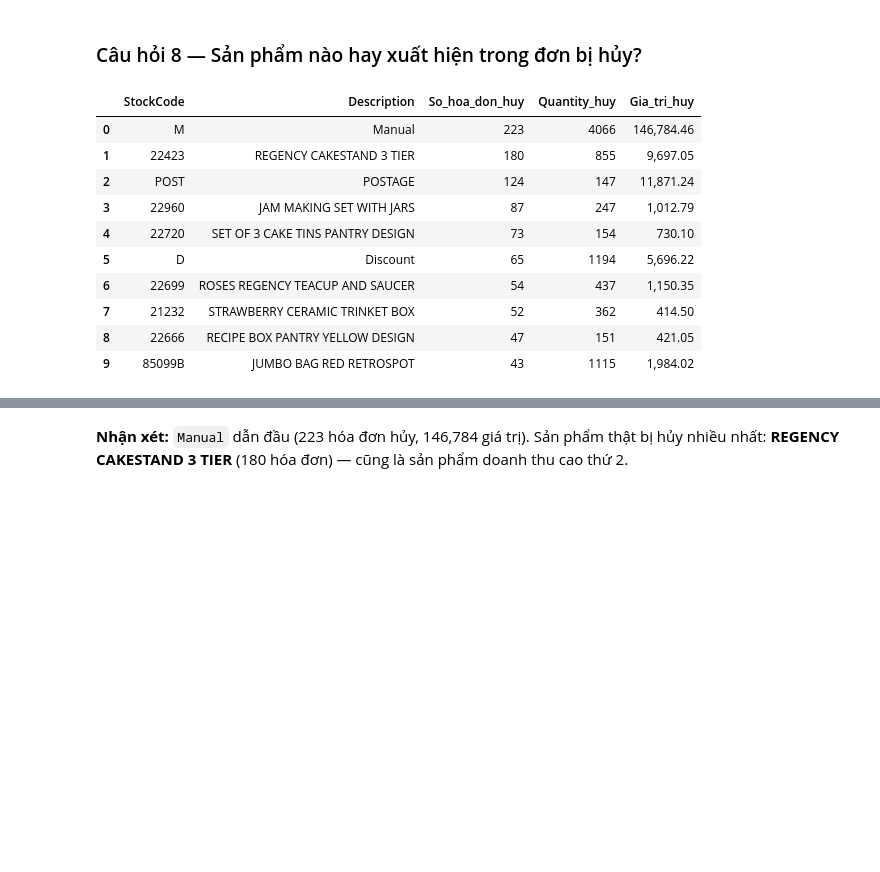
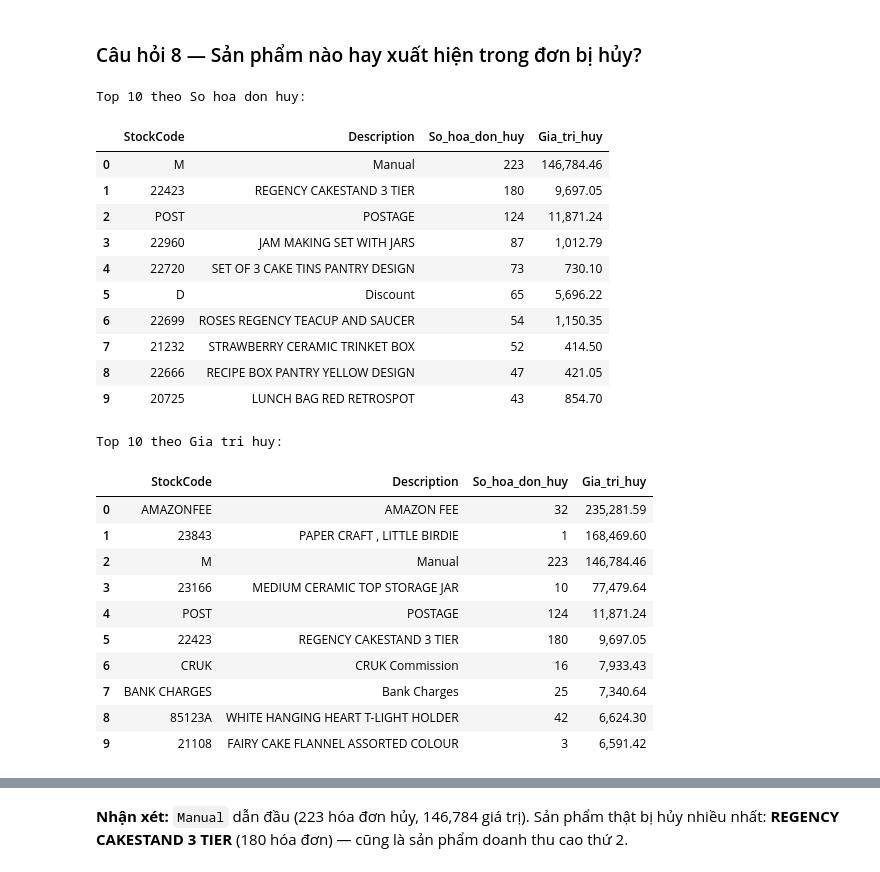
Before and after one commit to Dungduog/retail-analytics-project, a Jupyter notebook: notebooks/eda_retail_analysis.ipynb, the cells around one changed output, grey strips where cells are left out. Drawn from its saved outputs; the diff is of its cells as text; code cells hidden in the pictures; blank space fills up the shorter version.

```diff
--- a/notebooks/eda_retail_analysis.ipynb
+++ b/notebooks/eda_retail_analysis.ipynb
@@ -724,30 +724,59 @@ Tong khach Lost + At Risk: 1,692
 # %% [markdown]
 ### Câu hỏi 8 — Sản phẩm nào hay xuất hiện trong đơn bị hủy?
 # %%
-cancel_prod = (
+cancel_by_invoices = (
     cancelled.dropna(subset=['Description'])
     .groupby(['StockCode', 'Description'])
     .agg(
         So_hoa_don_huy=('InvoiceNo', 'nunique'),
         Quantity_huy=('Quantity', lambda x: x.abs().sum()),
         Gia_tri_huy=('Revenue', lambda x: x.abs().sum())
     )
-    .sort_values(['So_hoa_don_huy', 'Quantity_huy'], ascending=False)
+    .sort_values('So_hoa_don_huy', ascending=False)
     .head(10).reset_index()
 )
-cancel_prod
+
+cancel_by_value = (
+    cancelled.dropna(subset=['Description'])
+    .groupby(['StockCode', 'Description'])
+    .agg(
+        So_hoa_don_huy=('InvoiceNo', 'nunique'),
+        Quantity_huy=('Quantity', lambda x: x.abs().sum()),
+        Gia_tri_huy=('Revenue', lambda x: x.abs().sum())
+    )
+    .sort_values('Gia_tri_huy', ascending=False)
+    .head(10).reset_index()
+)
+
+print("Top 10 theo So hoa don huy:")
+display(cancel_by_invoices[['StockCode', 'Description', 'So_hoa_don_huy', 'Gia_tri_huy']])
+print("\nTop 10 theo Gia tri huy:")
+display(cancel_by_value[['StockCode', 'Description', 'So_hoa_don_huy', 'Gia_tri_huy']])
 # %% [output]
+Top 10 theo So hoa don huy:
-|  | StockCode | Description | So_hoa_don_huy | Quantity_huy | Gia_tri_huy |
-| 0 | M | Manual | 223 | 4066 | 146,784.46 |
-| 1 | 22423 | REGENCY CAKESTAND 3 TIER | 180 | 855 | 9,697.05 |
-| 2 | POST | POSTAGE | 124 | 147 | 11,871.24 |
-| 3 | 22960 | JAM MAKING SET WITH JARS | 87 | 247 | 1,012.79 |
-| 4 | 22720 | SET OF 3 CAKE TINS PANTRY DESIGN | 73 | 154 | 730.10 |
-| 5 | D | Discount | 65 | 1194 | 5,696.22 |
-| 6 | 22699 | ROSES REGENCY TEACUP AND SAUCER | 54 | 437 | 1,150.35 |
-| 7 | 21232 | STRAWBERRY CERAMIC TRINKET BOX | 52 | 362 | 414.50 |
-| 8 | 22666 | RECIPE BOX PANTRY YELLOW DESIGN | 47 | 151 | 421.05 |
-| 9 | 85099B | JUMBO BAG RED RETROSPOT | 43 | 1115 | 1,984.02 |
+|  | StockCode | Description | So_hoa_don_huy | Gia_tri_huy |
+| 0 | M | Manual | 223 | 146,784.46 |
+| 1 | 22423 | REGENCY CAKESTAND 3 TIER | 180 | 9,697.05 |
+| 2 | POST | POSTAGE | 124 | 11,871.24 |
+| 3 | 22960 | JAM MAKING SET WITH JARS | 87 | 1,012.79 |
+| 4 | 22720 | SET OF 3 CAKE TINS PANTRY DESIGN | 73 | 730.10 |
+| 5 | D | Discount | 65 | 5,696.22 |
+| 6 | 22699 | ROSES REGENCY TEACUP AND SAUCER | 54 | 1,150.35 |
+| 7 | 21232 | STRAWBERRY CERAMIC TRINKET BOX | 52 | 414.50 |
+| 8 | 22666 | RECIPE BOX PANTRY YELLOW DESIGN | 47 | 421.05 |
+| 9 | 20725 | LUNCH BAG RED RETROSPOT | 43 | 854.70 |
+Top 10 theo Gia tri huy:
+|  | StockCode | Description | So_hoa_don_huy | Gia_tri_huy |
+| 0 | AMAZONFEE | AMAZON FEE | 32 | 235,281.59 |
+| 1 | 23843 | PAPER CRAFT , LITTLE BIRDIE | 1 | 168,469.60 |
+| 2 | M | Manual | 223 | 146,784.46 |
+| 3 | 23166 | MEDIUM CERAMIC TOP STORAGE JAR | 10 | 77,479.64 |
+| 4 | POST | POSTAGE | 124 | 11,871.24 |
+| 5 | 22423 | REGENCY CAKESTAND 3 TIER | 180 | 9,697.05 |
+| 6 | CRUK | CRUK Commission | 16 | 7,933.43 |
+| 7 | BANK CHARGES | Bank Charges | 25 | 7,340.64 |
+| 8 | 85123A | WHITE HANGING HEART T-LIGHT HOLDER | 42 | 6,624.30 |
+| 9 | 21108 | FAIRY CAKE FLANNEL ASSORTED COLOUR | 3 | 6,591.42 |
 # %%
 fig, axes = plt.subplots(1, 2, figsize=(16, 6))
 
```
Also changed, not shown: parts of 13 cells of this notebook, 2 other files.
